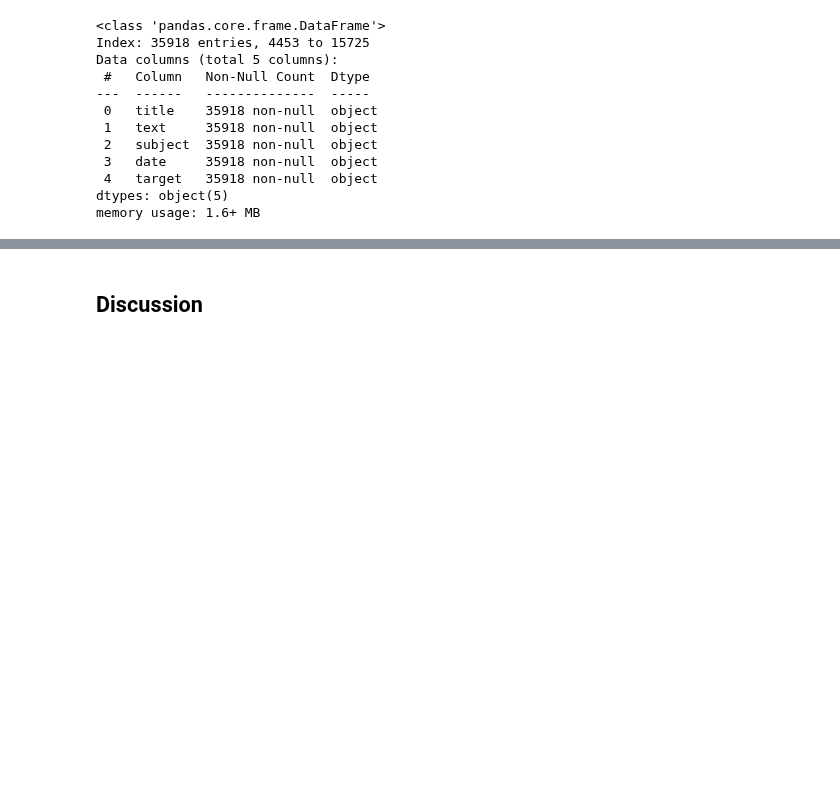
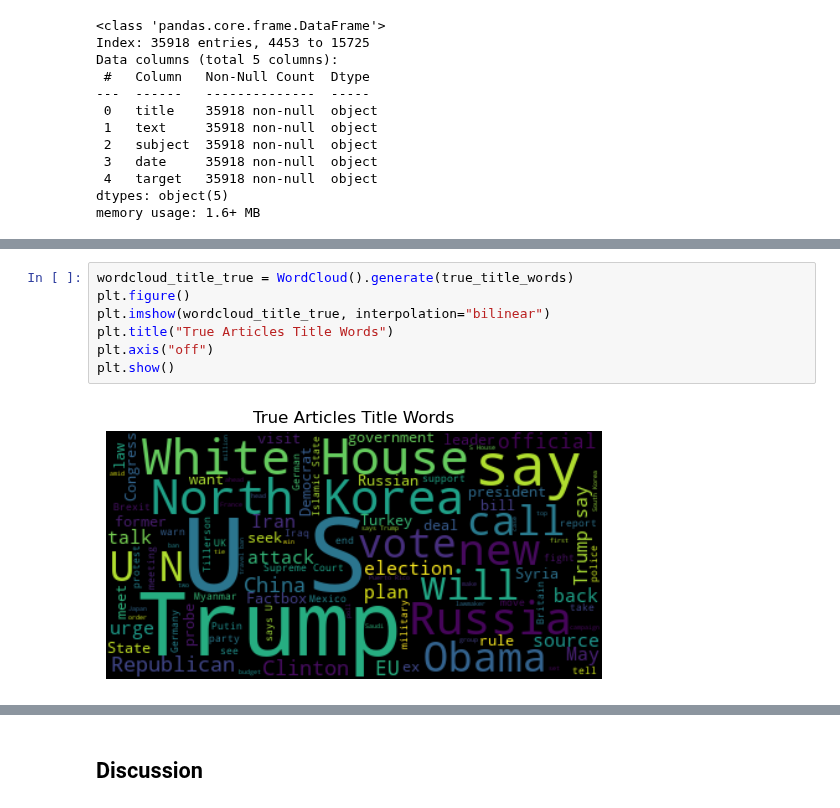
Before and after one commit to Vin-dictive/fake-real-news-detection, a Jupyter notebook: notebooks/analysis.ipynb, the cells around one changed output, grey strips where cells are left out. Saved outputs shown, nothing was run; the diff lists cells and outputs as text; blank space fills up the shorter version.

```diff
--- a/notebooks/analysis.ipynb
+++ b/notebooks/analysis.ipynb
@@ -89,0 +112,9 @@ true_words = true_text.str.cat(sep=" ")
+# %%
+wordcloud_title_true = WordCloud().generate(true_title_words)
+plt.figure()
+plt.imshow(wordcloud_title_true, interpolation="bilinear")
+plt.title("True Articles Title Words")
+plt.axis("off")
+plt.show()
+# %% [output]
+[figure, added]
```
Also changed, not shown: parts of 12 cells of this notebook.
